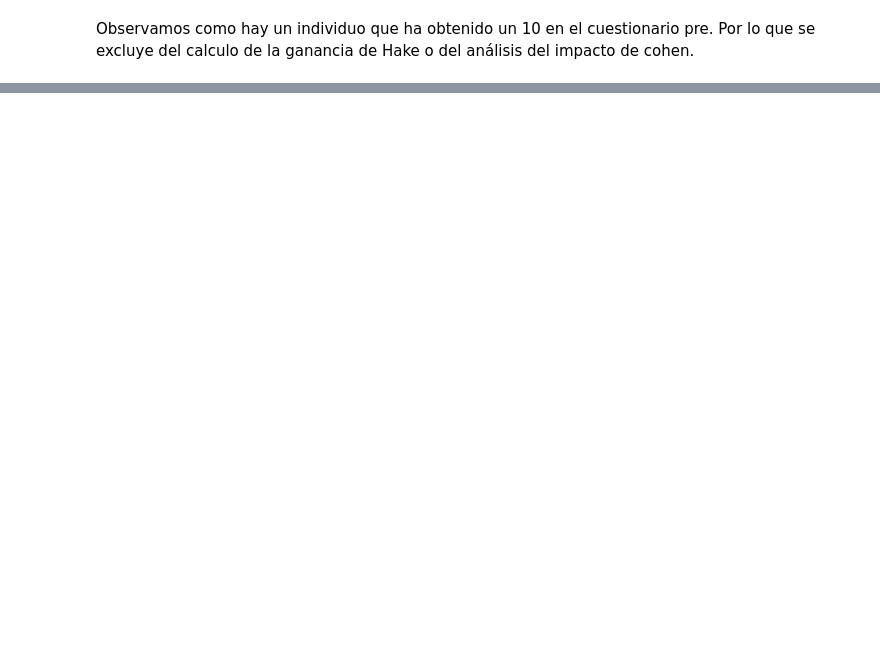
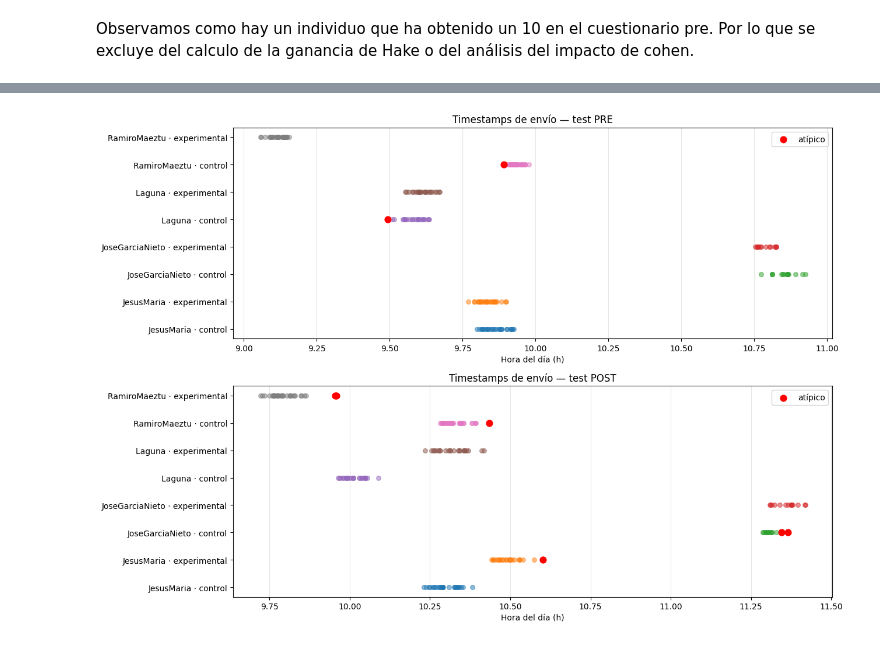
Before and after one commit to IBiDat/va-educational-impact, a Jupyter notebook: src/notebooks/forms/forms_data_analysis.ipynb, the cells around one changed output, grey strips where cells are left out. Saved outputs shown, nothing was run; the diff lists cells and outputs as text; code cells hidden in the pictures; blank space fills up the shorter version.

Commit message:
SCRIPT renta y curso centros

```diff
--- a/src/notebooks/forms/forms_data_analysis.ipynb
+++ b/src/notebooks/forms/forms_data_analysis.ipynb
@@ -18,6 +18,9 @@ raw_data_dir = os.path.join(data_dir, 'raw_data')
 processed_data_dir = os.path.join(data_dir, 'processed_data')
 hashes_dir = os.path.join(project_path, 'data', 'hashes', 'processed_data')
 raw_data_filenames = [f for f in os.listdir(raw_data_dir) if 'forms' in f]
+# %%
+processed_forms_path = os.path.join(processed_data_dir, 'processed_pre_post_forms.parquet')
+processed_forms_data = pl.read_parquet(processed_forms_path)
 # %%
 raw_data = {f.split('.')[0]: pl.read_csv(os.path.join(raw_data_dir, f)) for f in raw_data_filenames}
 df_grupos = pl.read_csv(os.path.join(hashes_dir, "hashes_groups.csv"), separator=";")
@@ -492,0 +585,35 @@ Observamos como hay un individuo que ha obtenido un 10 en el cuestionario pre. P
+# %%
+# ─── 3. STRIP PLOT: TIMESTAMPS REALES POR SESIÓN ────────────────────────────
+# Este es el gráfico más informativo: ves cada alumno como un punto en su
+# sesión real. Los primeros y últimos quedan visualmente identificados.
+
+pdf = df.to_pandas().copy()
+pdf["sesion"] = pdf[COL_CENTRO] + " · " + pdf[COL_GRUPO]
+sesiones = sorted(pdf["sesion"].unique())
+
+fig, axes = plt.subplots(2, 1, figsize=(13, 9))
+
+for ax, col_ts, test in [(axes[0], COL_TS_PRE, "pre"),
+                         (axes[1], COL_TS_POST, "post")]:
+    for i, s in enumerate(sesiones):
+        sub = pdf[pdf["sesion"] == s]
+        ts = pd.to_datetime(sub[col_ts])
+        # Usamos solo la hora del día para que las 8 sesiones se vean alineadas
+        hora_decimal = ts.dt.hour + ts.dt.minute/60 + ts.dt.second/3600
+        sosp = sub[f"sospechoso_{test}"]
+
+        ax.scatter(hora_decimal[~sosp], [i]*sum(~sosp), alpha=0.5, s=30)
+        ax.scatter(hora_decimal[sosp],  [i]*sum(sosp),  color="red", s=60,
+                   zorder=3, label="atípico" if i == 0 else None)
+
+    ax.set_yticks(range(len(sesiones)))
+    ax.set_yticklabels(sesiones)
+    ax.set_xlabel("Hora del día (h)")
+    ax.set_title(f"Timestamps de envío — test {test.upper()}")
+    ax.legend(loc="upper right")
+    ax.grid(axis="x", alpha=0.3)
+
+plt.tight_layout()
+plt.show()
+# %% [output]
+[figure, added]
```
Also changed, not shown: parts of 4 cells of this notebook, 3 other files.
